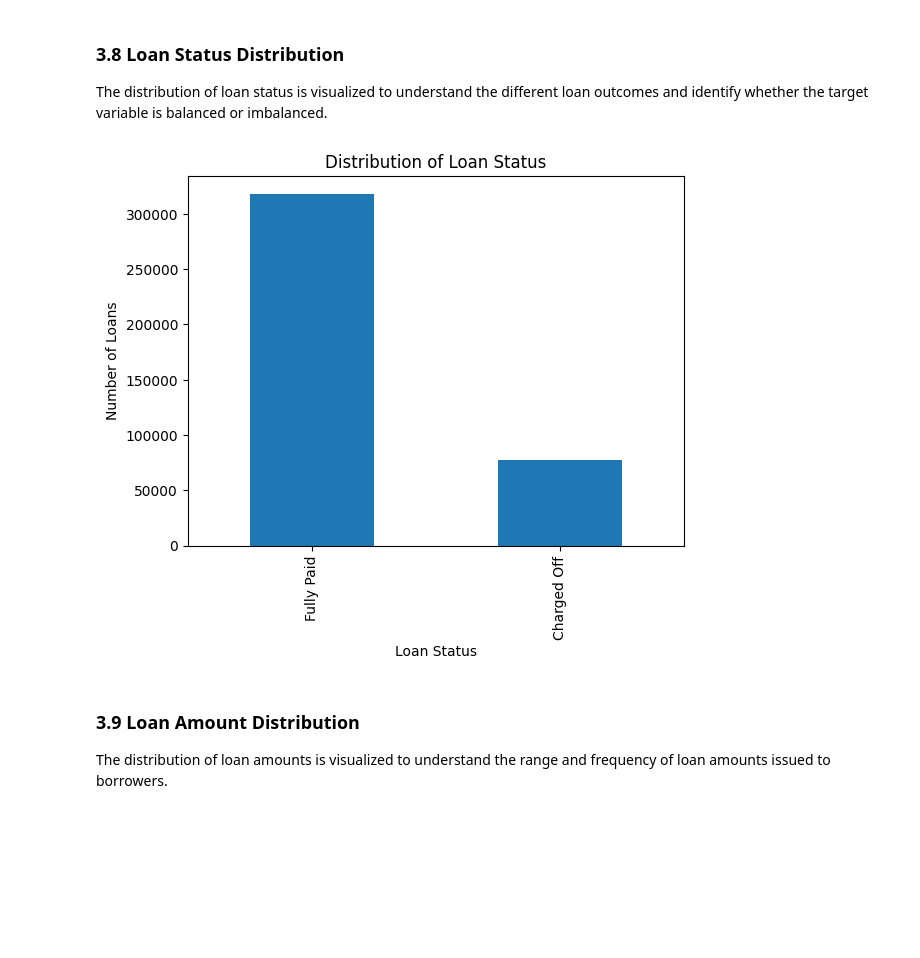
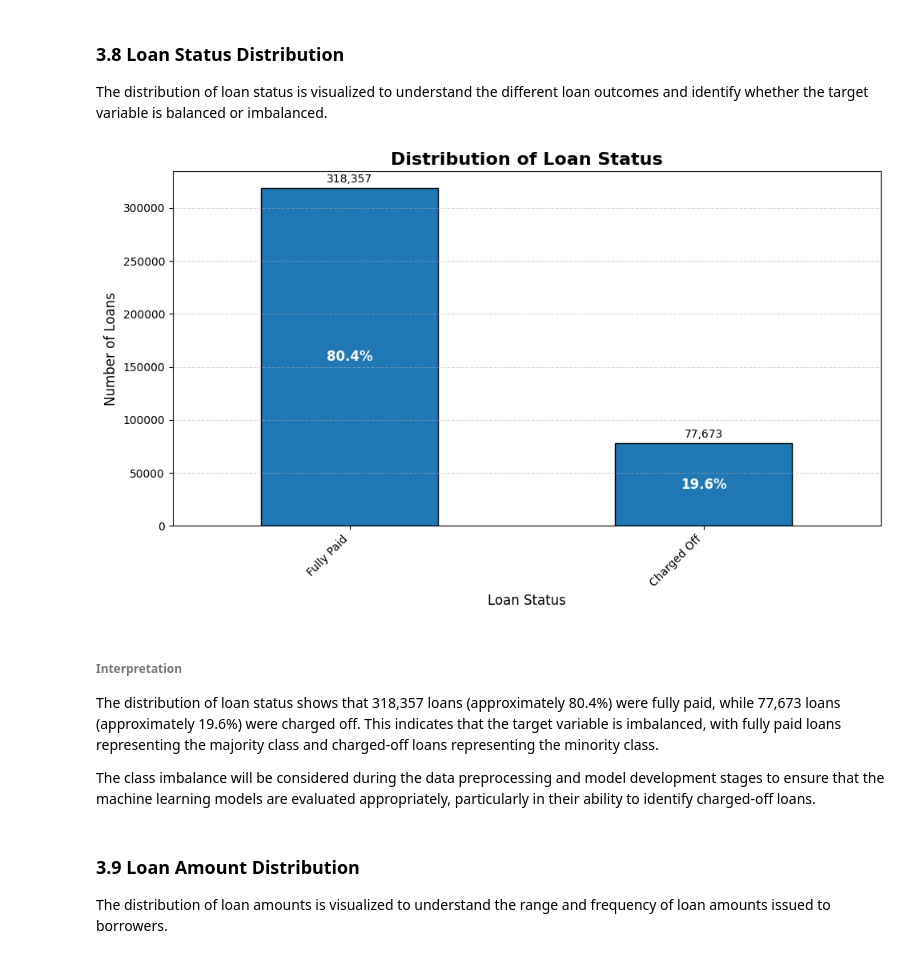
Before and after one commit to Clinton1029/Loan_Default_Project, a Jupyter notebook: Loan_Default.ipynb, the cells around one changed output. Cells and saved outputs as stored; diff of their text form; code cells hidden in the pictures; blank space fills up the shorter version.

```diff
--- a/Loan_Default.ipynb
+++ b/Loan_Default.ipynb
@@ -283,19 +283,72 @@ Therefore, no duplicate records need to be removed during the data preprocessing
 ### 3.8 Loan Status Distribution
 
 The distribution of loan status is visualized to understand the different loan outcomes and identify whether the target variable is balanced or imbalanced.
-# %%
-# Plot the distribution of loan status
-df["loan_status"].value_counts().plot(kind="bar")
-
-# Add labels and title
-plt.xlabel("Loan Status")
-plt.ylabel("Number of Loans")
-plt.title("Distribution of Loan Status")
-
-# Display the plot
-plt.show()
-# %% [output]
-[figure, removed]
+# %%
+# Calculate the loan status counts
+loan_status_counts = df["loan_status"].value_counts()
+
+# Calculate the percentage of each loan status
+loan_status_percentages = (loan_status_counts / loan_status_counts.sum()) * 100
+
+# Create the figure
+plt.figure(figsize=(10, 6))
+
+# Create the bar chart
+ax = loan_status_counts.plot(
+    kind="bar",
+    edgecolor="black"
+)
+
+# Add title and axis labels
+plt.title("Distribution of Loan Status", fontsize=16, fontweight="bold")
+plt.xlabel("Loan Status", fontsize=12)
+plt.ylabel("Number of Loans", fontsize=12)
+
+# Rotate x-axis labels
+plt.xticks(rotation=45, ha="right")
+
+# Add horizontal grid lines
+plt.grid(axis="y", linestyle="--", alpha=0.5)
+
+# Add count and percentage labels
+for i, (count, percentage) in enumerate(
+    zip(loan_status_counts, loan_status_percentages)
+):
+    # Add the percentage inside the bar
+    ax.text(
+        i,
+        count / 2,
+        f"{percentage:.1f}%",
+        ha="center",
+        va="center",
+        fontsize=12,
+        fontweight="bold",
+        color="white"
+    )
+
+    # Add the exact count above the bar
+    ax.text(
+        i,
+        count + 3000,
+        f"{count:,}",
+        ha="center",
+        va="bottom",
+        fontsize=10
+    )
+
+# Adjust the layout
+plt.tight_layout()
+
+# Display the visualization
+plt.show()
+# %% [output]
+[figure, added]
+# %% [markdown]
+###### Interpretation
+
+The distribution of loan status shows that 318,357 loans (approximately 80.4%) were fully paid, while 77,673 loans (approximately 19.6%) were charged off. This indicates that the target variable is imbalanced, with fully paid loans representing the majority class and charged-off loans representing the minority class.
+
+The class imbalance will be considered during the data preprocessing and model development stages to ensure that the machine learning models are evaluated appropriately, particularly in their ability to identify charged-off loans.
 # %% [markdown]
 ### 3.9 Loan Amount Distribution
 
```
Also changed, not shown: parts of 11 cells of this notebook.
